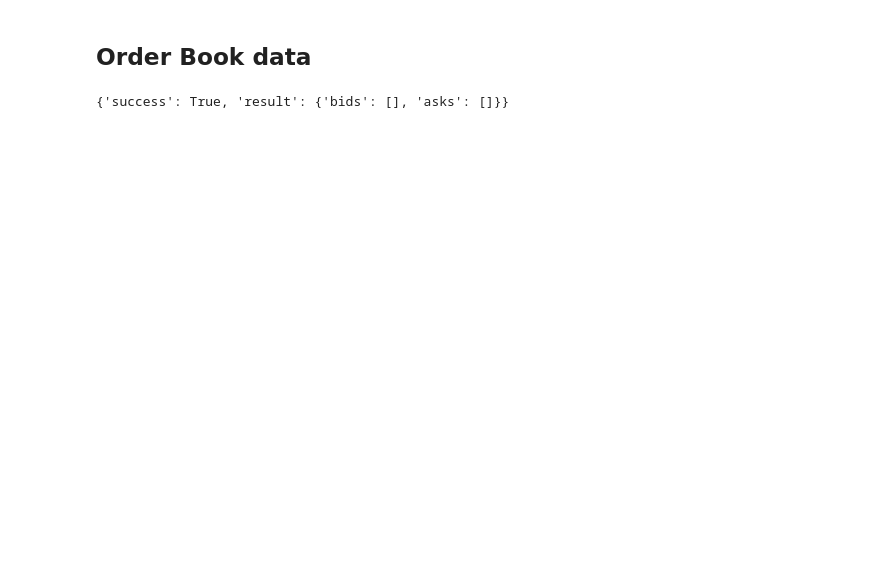
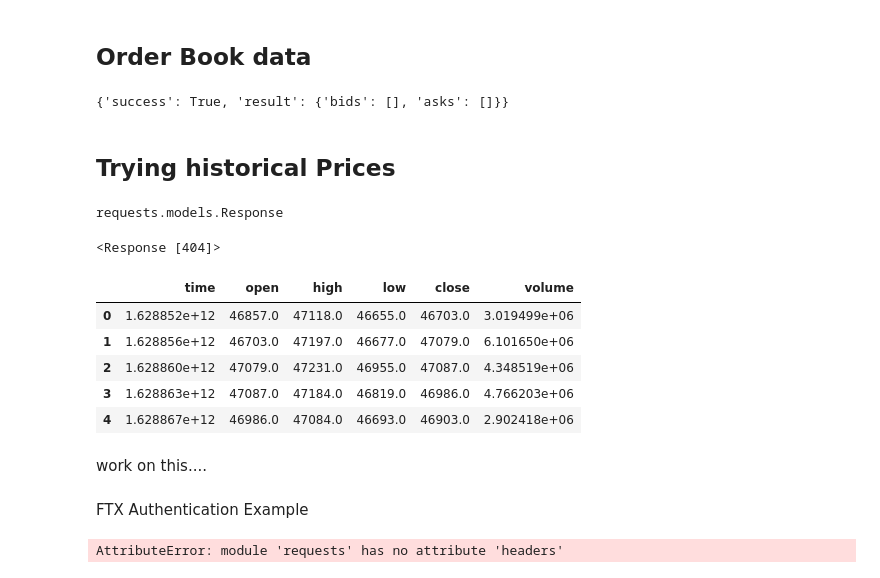
Before and after one commit to hank-butler/hf, a Jupyter notebook: ftx_api_test.ipynb, the cells around one changed output. Saved outputs shown, nothing was run; the diff lists cells and outputs as text; code cells hidden in the pictures; blank space fills up the shorter version.

```diff
--- a/ftx_api_test.ipynb
+++ b/ftx_api_test.ipynb
@@ -145,3 +145,5 @@ orderbook
 {'success': True, 'result': {'bids': [], 'asks': []}}
 # %%
 import hmac
+# %% [markdown]
+## Trying historical Prices
@@ -147,0 +156,24 @@ import hmac
+# %%
+type(historical)
+# %% [output]
+requests.models.Response
+# %%
+historical
+# %% [output]
+<Response [404]>
+# %%
+historical = requests.get('https://ftx.com/api/markets/BTC-0924/candles?resolution=3600&start_time=1609462800').json()
+historical = pd.DataFrame(historical['result'])
+historical.drop(['startTime'], axis = 1, inplace=True)
+historical.head()
+# %% [output]
+|  | time | open | high | low | close | volume |
+| 0 | 1.628852e+12 | 46857.0 | 47118.0 | 46655.0 | 46703.0 | 3.019499e+06 |
+| 1 | 1.628856e+12 | 46703.0 | 47197.0 | 46677.0 | 47079.0 | 6.101650e+06 |
+| 2 | 1.628860e+12 | 47079.0 | 47231.0 | 46955.0 | 47087.0 | 4.348519e+06 |
+| 3 | 1.628863e+12 | 47087.0 | 47184.0 | 46819.0 | 46986.0 | 4.766203e+06 |
+| 4 | 1.628867e+12 | 46986.0 | 47084.0 | 46693.0 | 46903.0 | 2.902418e+06 |
+# %% [markdown]
+work on this....
+# %% [markdown]
+FTX Authentication Example
@@ -147,0 +186,24 @@ import hmac
+# %%
+import time
+import hmac
+from requests import Request
+
+ts = int(time.time() * 1000)
+
+request = Request('GET', 'https://ftx.com/api')
+prepared = request.prepare()
+
+signature_payload = f'{ts}{prepared.method}{prepared.path_url}'
+
+if prepared.body:
+    signature_payload += prepared.body
+
+signature_payload = signature_payload.encode()
+
+signature = hmac.new(secret.encode(), signature_payload, 'sha256')
+
+requests.headers['FTX-KEY'] = key
+requests.headers['FTX-SIGN'] = signature
+requests.headers['FTX-TS'] = str(ts)
+# %% [output]
+AttributeError: module 'requests' has no attribute 'headers'
```
Also changed, not shown: parts of 8 cells of this notebook.
